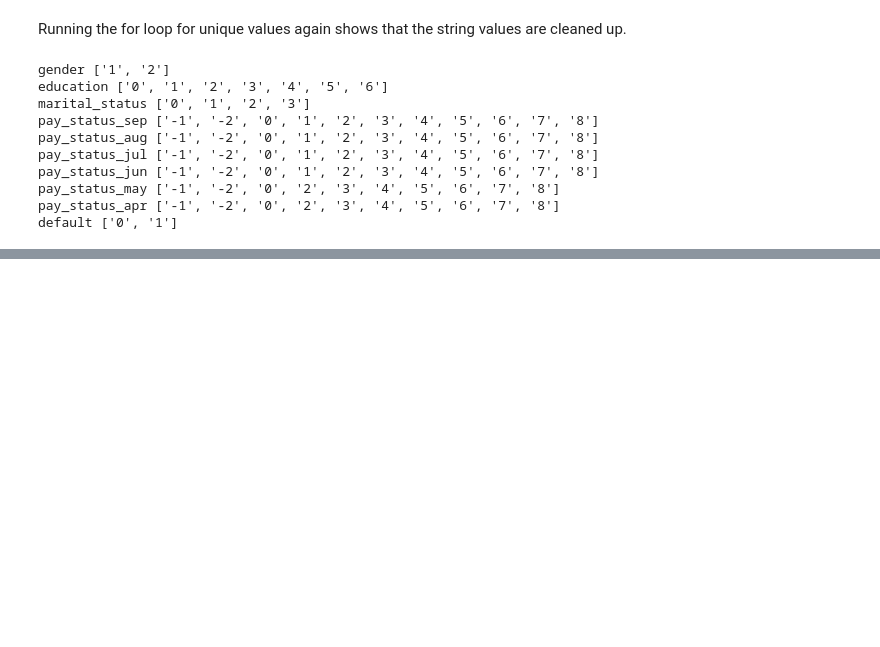
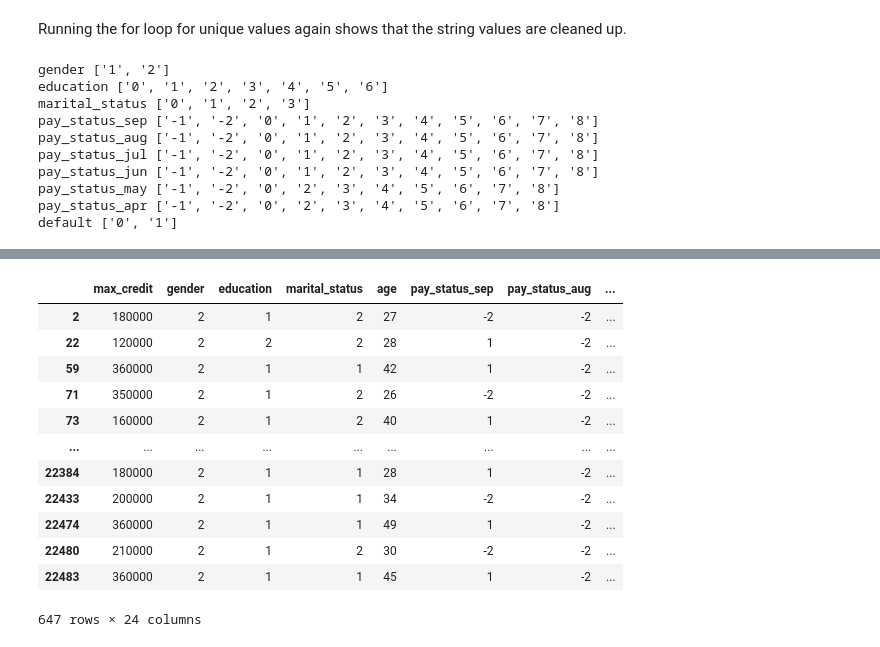
Before and after one commit to Astroraf/cc_default_prediction_model, a Jupyter notebook: notebooks/default_payment_eda.ipynb, the cells around one changed output, grey strips where cells are left out. Drawn from its saved outputs; the diff is of its cells as text; code cells hidden in the pictures; blank space fills up the shorter version.

```diff
--- a/notebooks/default_payment_eda.ipynb
+++ b/notebooks/default_payment_eda.ipynb
@@ -145,0 +164,3 @@ default ['0', '1']
+# %%
+df = df.astype("int64")
+df.info()
@@ -145,0 +202,2 @@ default ['0', '1']
+# %%
+df.education = df.education.apply(tl.clean_education_col)
@@ -145,0 +225,2 @@ default ['0', '1']
+# %%
+df.marital_status = df.marital_status.apply(tl.clean_marital_status)
@@ -145,0 +238,2 @@ default ['0', '1']
+# %%
+df["married"] = df.marital_status.apply(lambda x: 1 if x ==1 else 0)
@@ -145,0 +277,17 @@ default ['0', '1']
+# %%
+df[(df.bill_sep==0) & (df.bill_aug==0) & (df.bill_jul==0) &
+   (df.bill_jun==0) & (df.bill_may==0) & (df.bill_apr==0) ]
+# %% [output]
+|  | max_credit | gender | education | marital_status | age | pay_status_sep | pay_status_aug | ... |
+| 2 | 180000 | 2 | 1 | 2 | 27 | -2 | -2 | ... |
+| 22 | 120000 | 2 | 2 | 2 | 28 | 1 | -2 | ... |
+| 59 | 360000 | 2 | 1 | 1 | 42 | 1 | -2 | ... |
+| 71 | 350000 | 2 | 1 | 2 | 26 | -2 | -2 | ... |
+| 73 | 160000 | 2 | 1 | 2 | 40 | 1 | -2 | ... |
+| ... | ... | ... | ... | ... | ... | ... | ... | ... |
+| 22384 | 180000 | 2 | 1 | 1 | 28 | 1 | -2 | ... |
+| 22433 | 200000 | 2 | 1 | 1 | 34 | -2 | -2 | ... |
+| 22474 | 360000 | 2 | 1 | 1 | 49 | 1 | -2 | ... |
+| 22480 | 210000 | 2 | 1 | 2 | 30 | -2 | -2 | ... |
+| 22483 | 360000 | 2 | 1 | 1 | 45 | 1 | -2 | ... |
+647 rows × 24 columns
```
Also changed, not shown: parts of 27 cells of this notebook, 1 other file.
